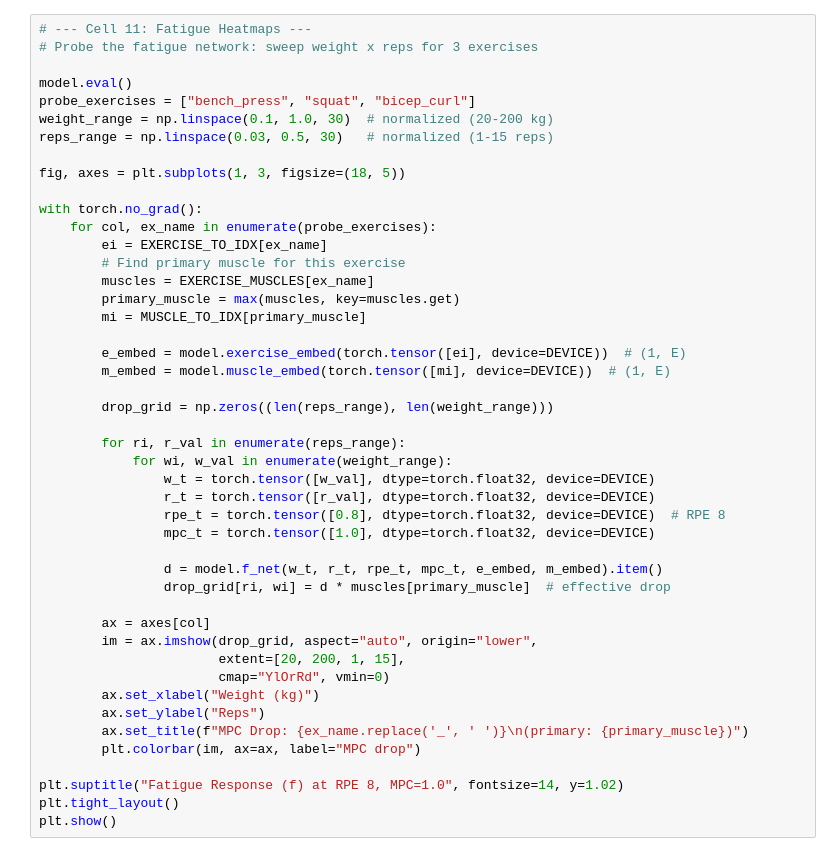
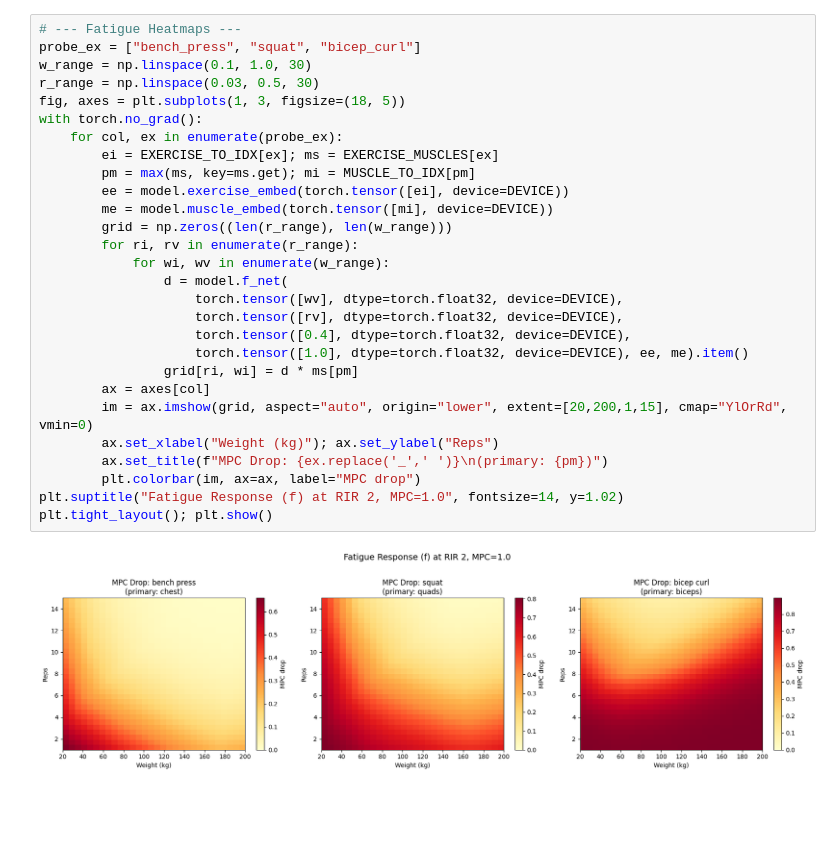
Before and after one commit to deepgain/mpc-poc, a Jupyter notebook: explore_model.ipynb, the cells around one changed output. Drawn from its saved outputs; the diff is of its cells as text; blank space fills up the shorter version.

```diff
--- a/explore_model.ipynb
+++ b/explore_model.ipynb
@@ -605,46 +348,30 @@ plt.show()
 # %%
-# --- Cell 11: Fatigue Heatmaps ---
-# Probe the fatigue network: sweep weight x reps for 3 exercises
-
-model.eval()
-probe_exercises = ["bench_press", "squat", "bicep_curl"]
-weight_range = np.linspace(0.1, 1.0, 30)  # normalized (20-200 kg)
-reps_range = np.linspace(0.03, 0.5, 30)   # normalized (1-15 reps)
-
+# --- Fatigue Heatmaps ---
+probe_ex = ["bench_press", "squat", "bicep_curl"]
+w_range = np.linspace(0.1, 1.0, 30)
+r_range = np.linspace(0.03, 0.5, 30)
 fig, axes = plt.subplots(1, 3, figsize=(18, 5))
-
 with torch.no_grad():
-    for col, ex_name in enumerate(probe_exercises):
-        ei = EXERCISE_TO_IDX[ex_name]
-        # Find primary muscle for this exercise
-        muscles = EXERCISE_MUSCLES[ex_name]
-        primary_muscle = max(muscles, key=muscles.get)
-        mi = MUSCLE_TO_IDX[primary_muscle]
-
-        e_embed = model.exercise_embed(torch.tensor([ei], device=DEVICE))  # (1, E)
-        m_embed = model.muscle_embed(torch.tensor([mi], device=DEVICE))  # (1, E)
-
-        drop_grid = np.zeros((len(reps_range), len(weight_range)))
-
-        for ri, r_val in enumerate(reps_range):
-            for wi, w_val in enumerate(weight_range):
-                w_t = torch.tensor([w_val], dtype=torch.float32, device=DEVICE)
-                r_t = torch.tensor([r_val], dtype=torch.float32, device=DEVICE)
-                rpe_t = torch.tensor([0.8], dtype=torch.float32, device=DEVICE)  # RPE 8
-                mpc_t = torch.tensor([1.0], dtype=torch.float32, device=DEVICE)
-
-                d = model.f_net(w_t, r_t, rpe_t, mpc_t, e_embed, m_embed).item()
-                drop_grid[ri, wi] = d * muscles[primary_muscle]  # effective drop
-
+    for col, ex in enumerate(probe_ex):
+        ei = EXERCISE_TO_IDX[ex]; ms = EXERCISE_MUSCLES[ex]
+        pm = max(ms, key=ms.get); mi = MUSCLE_TO_IDX[pm]
+        ee = model.exercise_embed(torch.tensor([ei], device=DEVICE))
+        me = model.muscle_embed(torch.tensor([mi], device=DEVICE))
+        grid = np.zeros((len(r_range), len(w_range)))
+        for ri, rv in enumerate(r_range):
+            for wi, wv in enumerate(w_range):
+                d = model.f_net(
+                    torch.tensor([wv], dtype=torch.float32, device=DEVICE),
+                    torch.tensor([rv], dtype=torch.float32, device=DEVICE),
+                    torch.tensor([0.4], dtype=torch.float32, device=DEVICE),
+                    torch.tensor([1.0], dtype=torch.float32, device=DEVICE), ee, me).item()
+                grid[ri, wi] = d * ms[pm]
         ax = axes[col]
-        im = ax.imshow(drop_grid, aspect="auto", origin="lower",
-                       extent=[20, 200, 1, 15],
-                       cmap="YlOrRd", vmin=0)
-        ax.set_xlabel("Weight (kg)")
-        ax.set_ylabel("Reps")
-        ax.set_title(f"MPC Drop: {ex_name.replace('_', ' ')}\n(primary: {primary_muscle})")
+        im = ax.imshow(grid, aspect="auto", origin="lower", extent=[20,200,1,15], cmap="YlOrRd", vmin=0)
+        ax.set_xlabel("Weight (kg)"); ax.set_ylabel("Reps")
+        ax.set_title(f"MPC Drop: {ex.replace('_',' ')}\n(primary: {pm})")
         plt.colorbar(im, ax=ax, label="MPC drop")
-
-plt.suptitle("Fatigue Response (f) at RPE 8, MPC=1.0", fontsize=14, y=1.02)
-plt.tight_layout()
-plt.show()
+plt.suptitle("Fatigue Response (f) at RIR 2, MPC=1.0", fontsize=14, y=1.02)
+plt.tight_layout(); plt.show()
+# %% [output]
+[figure, added]
```
Also changed, not shown: parts of 21 cells of this notebook, 5 other files.
